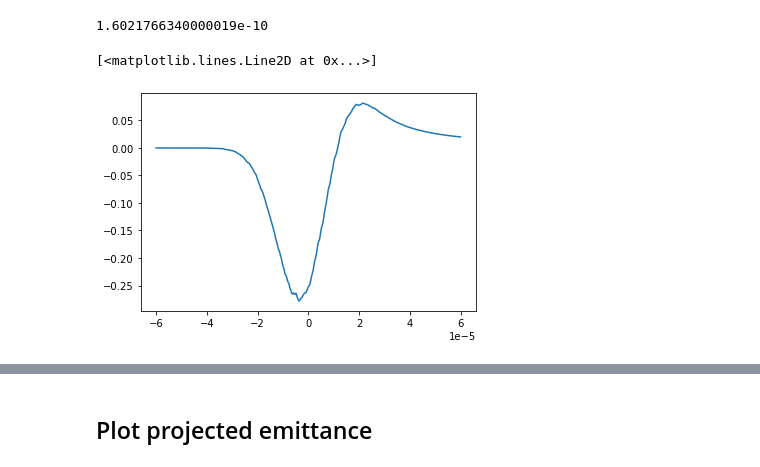
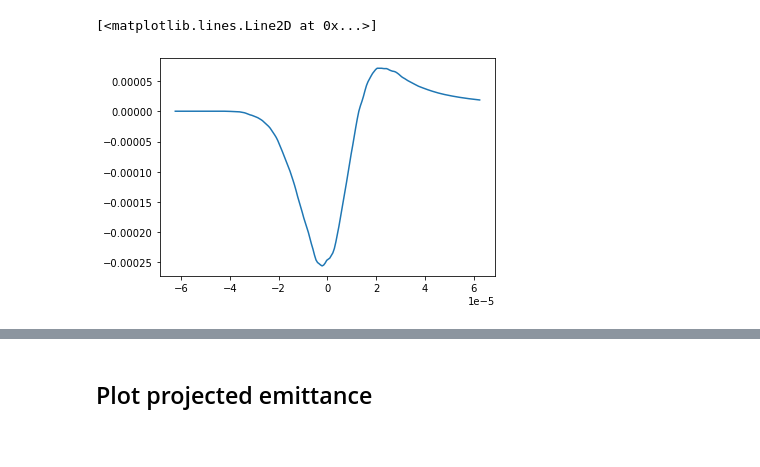
Before and after one commit to weiyuanlou/PyCSR2D, a Jupyter notebook: gathering/csr_test.ipynb, the cells around one changed output, grey strips where cells are left out. Cells and saved outputs as stored; diff of their text form; code cells hidden in the pictures.

```diff
--- a/gathering/csr_test.ipynb
+++ b/gathering/csr_test.ipynb
@@ -99,39 +104,31 @@ haha[]
 # %%
 # save the initial status
-#data_vec = []
-#data_vec2 = []
-#data_vec3 = []
-#data_vec4 = []
 
-Plist = []
-all_output = []
-slist = [0]
-s=0
+Plist = []       # To save the beam at each step
+all_output = []  # To save the wake and grid at each step
+slist = [0]      # To save the s position at each step
+s = 0
 
 P = bmad_to_particle_group(beam, p0c = P0c, t_ref = 0, charges = charges, verbose=False)
 Plist.append(P)
 
-#data_vec = np.append(data_vec, np.std(beam[4]))
-#data_vec = np.append(data_vec, P.norm_emit_x)
-#data_vec2 = np.append(data_vec2, P.twiss()['beta_x'])
-#data_vec3 = np.append(data_vec3, P.twiss()['eta_x'])
-#data_vec4 = np.append(data_vec4, P.twiss()['norm_emit_x'])
 
+ds = 0.01
 
-for i in range(5):
+for i in range(1):
     print("Running", i+1 , "th loop...")
-
-    ds = 0.001
 
     ## track through a bend of length ds/2
     beam = track_a_bend(beam, P0c = P0c, L=ds/2, theta = ds/2/rho, g_err=0)
 
+
+    ## Calculate CSR kicks to xp and delta
     ####===================================
-    ## Calculate CSR kicks to xp and delta
 
-    output = calc_csr_kick(beam, charges, Np, 10000, rho, Nz=200, sigma_z=sigma, Nx=200, sigma_x=sigma_x, verbose=True)
+    sigma_x = np.std(beam[0])
+    sigma_z = np.std(beam[4])
 
-    ## Record output for analysis later
+    output = calc_csr_kick(beam, charges, Np, 10000, rho, Nz=500, sigma_z=sigma_z, Nx=500, sigma_x=sigma_x, verbose=True)
     all_output.append(output)
 
     delta_kick = output['delta_kick']
@@ -142,19 +139,15 @@ for i in range(5):
 
     ####====================================
 
-
     ## track through a bend of length ds/2
     beam = track_a_bend(beam, P0c = P0c, L=ds/2, theta = ds/2/rho, g_err=0)
 
-    # save desired data every loop
+    # save the beam
     P = bmad_to_particle_group(beam, p0c = P0c, t_ref = 0, charges = charges, verbose=False)
+    Plist.append(P)
 
+    # save the s
     s += ds
     slist.append(s)
-    Plist.append(P)
-    #data_vec = np.append(data_vec, P.norm_emit_x)
-    #data_vec2 = np.append(data_vec2, P.twiss()['beta_x'])
-    #data_vec3 = np.append(data_vec3, P.twiss()['eta_x'])
-    #data_vec4 = np.append(data_vec4, P.twiss()['norm_emit_x'])
 # %% [output]
 Running 1 th loop...
@@ -180,5 +246 @@ plt.plot(slist, [P.twiss()['norm_emit_x'] for P in Plist])
-# %%
-np.sum(charges)
-# %% [output]
-1.6021766340000019e-10
 # %%
@@ -187,7 +250,7 @@ Nb =  1e9
 gamma=10000
 kick_factor = r_e*Nb/gamma
 # %%
-plt.plot(output['zvec'],output['Ws_grid'][:,250]* 1e3*kick_factor)
+plt.plot(output['zvec'],output['Ws_grid'][:,100]*kick_factor)
 # %% [output]
 [<matplotlib.lines.Line2D at 0x...>]
-[figure, old version]
+[figure, new version]
```
Also changed, not shown: parts of 51 cells of this notebook, 4 other files.
